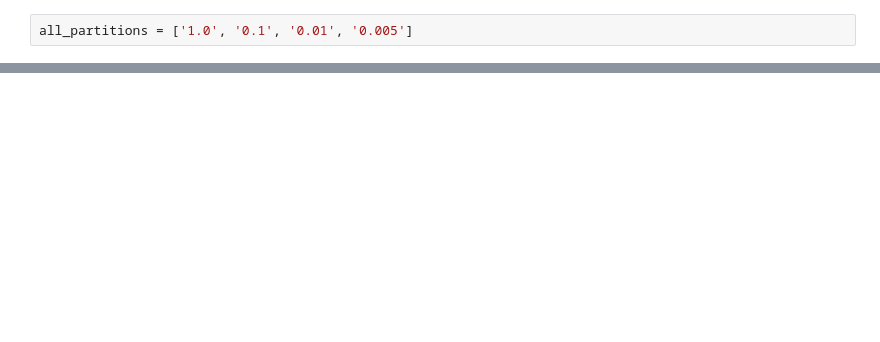
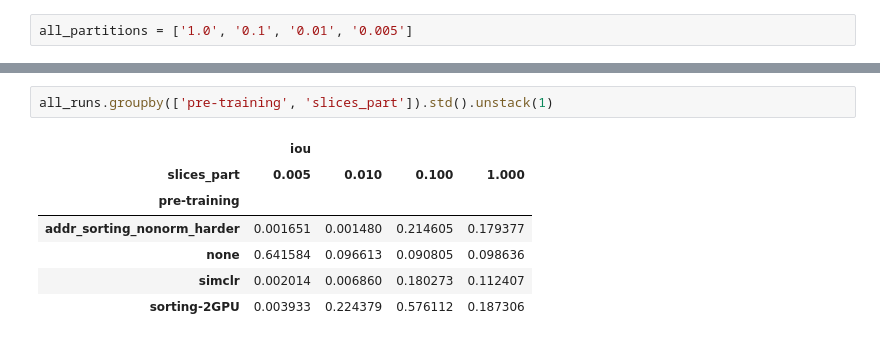
Before and after one commit to DL4XRayTomoImaging-KIT/training-repo, a Jupyter notebook: compare trainings.ipynb, the cells around one changed output, grey strips where cells are left out. Cells and saved outputs as stored; diff of their text form; blank space fills up the shorter version.

```diff
--- a/compare trainings.ipynb
+++ b/compare trainings.ipynb
@@ -48,3 +129,13 @@ plt.show()
+# %%
+all_runs.groupby(['pre-training', 'slices_part']).std().unstack(1)
+# %% [output]
+|  | iou |  |  |  |
+| slices_part | 0.005 | 0.010 | 0.100 | 1.000 |
+| pre-training |  |  |  |  |
+| addr_sorting_nonorm_harder | 0.001651 | 0.001480 | 0.214605 | 0.179377 |
+| none | 0.641584 | 0.096613 | 0.090805 | 0.098636 |
+| simclr | 0.002014 | 0.006860 | 0.180273 | 0.112407 |
+| sorting-2GPU | 0.003933 | 0.224379 | 0.576112 | 0.187306 |
 # %%
 plt.figure(figsize=(16, 20))
 # sns.boxplot(x="slices_part", y="iou", hue="pre-training", data=all_runs, width=0.1)
```
Also changed, not shown: parts of 20 cells of this notebook, 15 other files.
